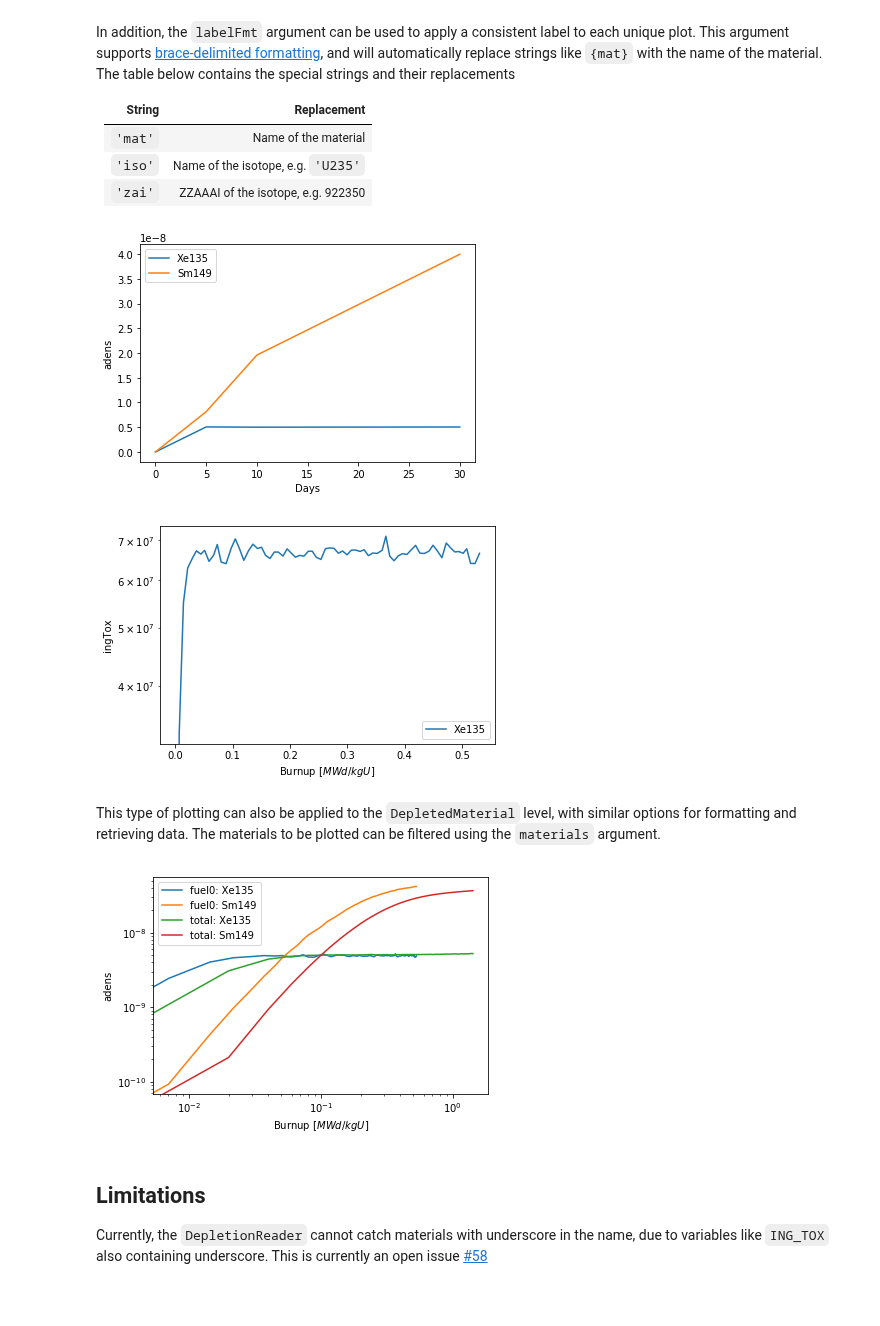
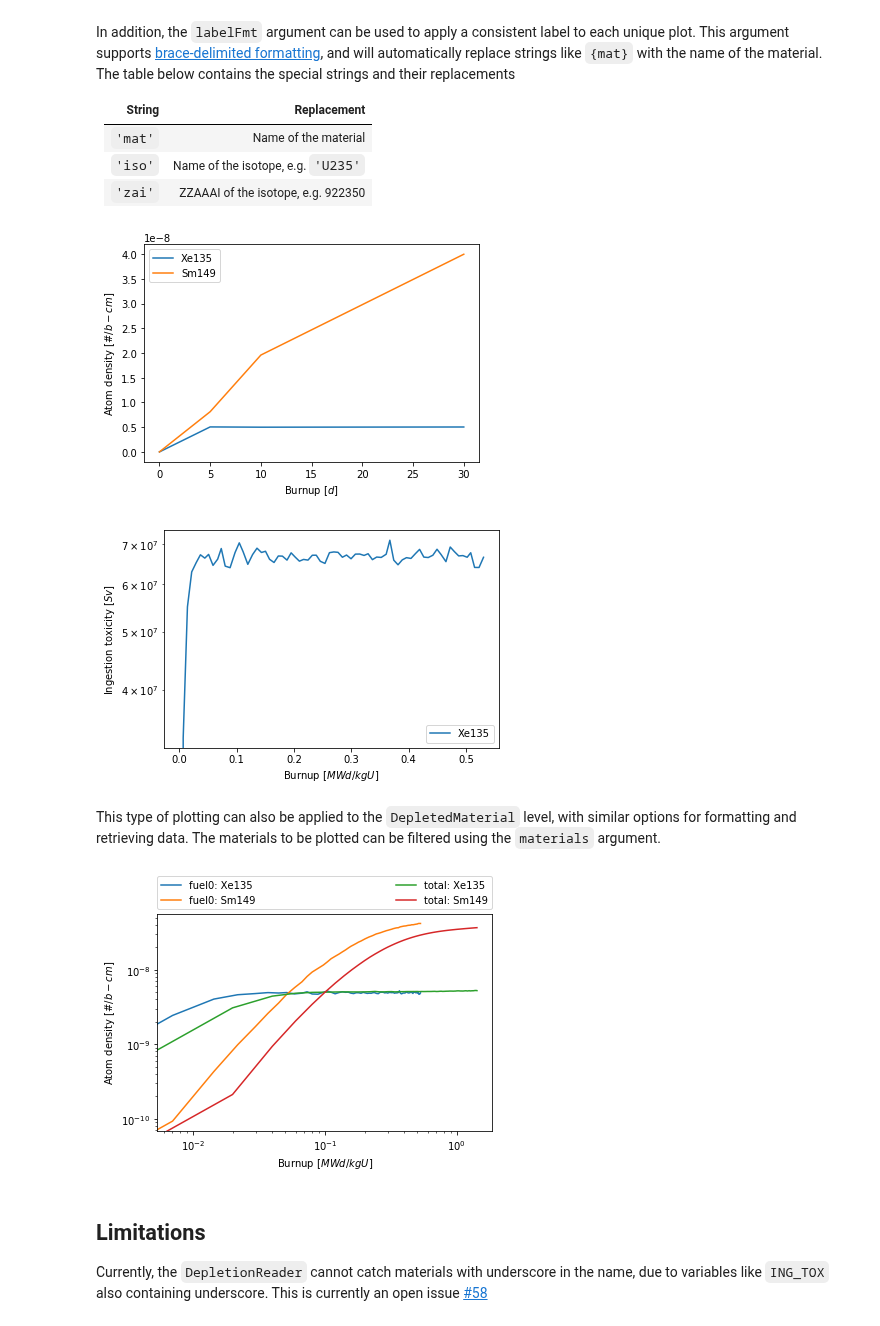
Before and after one commit to CORE-GATECH-GROUP/serpent-tools, a Jupyter notebook: examples/DepletionReader.ipynb, the cells around one changed output. Cells and saved outputs as stored; diff of their text form; code cells hidden in the pictures; blank space fills up the shorter version.

Commit message:
DOC Update documentation using figures with better labels

```diff
--- a/examples/DepletionReader.ipynb
+++ b/examples/DepletionReader.ipynb
@@ -144,23 +145,22 @@ In addition, the `labelFmt` argument can be used to apply a consistent label to
 |`'iso'`|Name of the isotope, e.g. `'U235'`|
 |`'zai'`|ZZAAAI of the isotope, e.g. 922350|
 # %%
-fuel.plot('days', 'adens', dayPoints, iso,
-          ylabel='Atomic Density [#/cc]');
+fuel.plot('days', 'adens', dayPoints, iso);
 # %% [output]
-[figure, old version]
+[figure, new version]
 # %%
-fuel.plot('burnup', 'ingTox', names='Xe135', logy=True,
-                 labelFmt="{iso}");
+fuel.plot('burnup', 'ingTox', names='Xe135', logy=True);
 # %% [output]
-[figure, old version]
+[figure, new version]
 # %% [markdown]
 This type of plotting can also be applied to the `DepletedMaterial` level, with similar options for formatting and retrieving data. The materials to be plotted can be filtered using the `materials` argument.
 # %%
 dep.plot('burnup', 'adens', names=iso,
          materials=['fuel0', 'total'],
-         labelFmt="{mat}: {iso}", loglog=True);
+         labelFmt="{mat}: {iso}", loglog=True,
+         legend='above', ncol=2);
 # %% [output]
-[figure, old version]
+[figure, new version]
 # %% [markdown]
 ## Limitations
 Currently, the `DepletionReader` cannot catch materials with underscore in the name, due to variables like `ING_TOX` also containing underscore. This is currently an open issue [#58](https://github.com/CORE-GATECH-GROUP/serpent-tools/issues/58)
```
Also changed, not shown: parts of 7 cells of this notebook, 4 other files.
